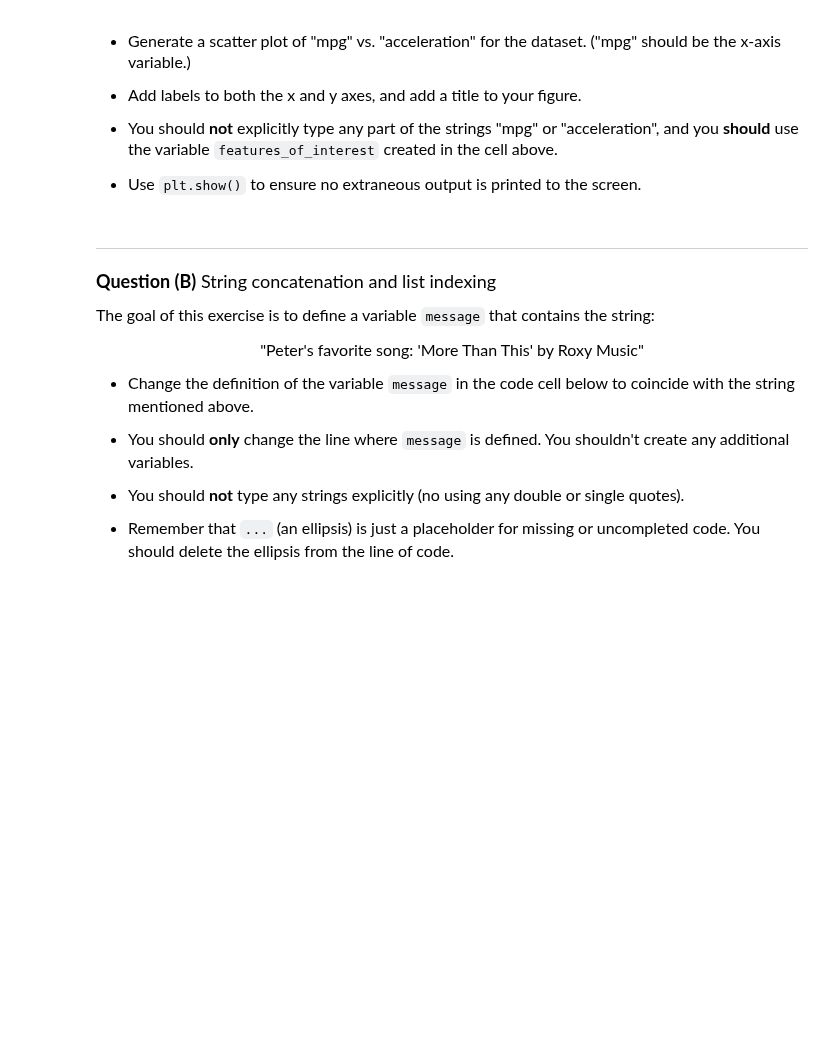
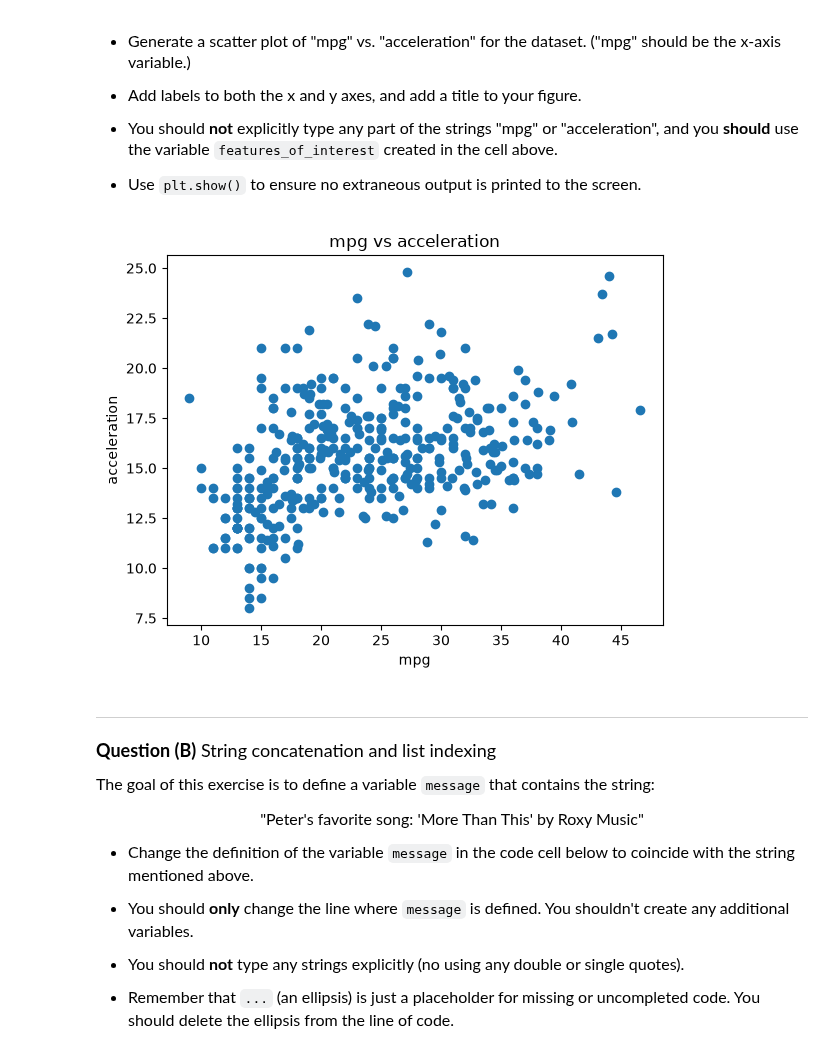
Before and after one commit to BrewingA/datasci151fall2026, a Jupyter notebook: practice_quiz/practice_quiz.ipynb, the cells around one changed output. Drawn from its saved outputs; the diff is of its cells as text; code cells hidden in the pictures; blank space fills up the shorter version.

```diff
--- a/practice_quiz/practice_quiz.ipynb
+++ b/practice_quiz/practice_quiz.ipynb
@@ -36,7 +38,8 @@ ______________________
 
 - Using `pandas`, read in the file "features.csv" from the "quiz_data" folder and assign it to a variable named `df`.
 # %%
-## Your code here
+import pandas as pd
+df = pd.read_csv('quiz_data/features.csv')
 # %% [markdown]
 <font size = "3">
 
@@ -58,7 +73,13 @@ features_of_interest = ["acceleration", "cylinders", "horsepower", "mpg"]
 
 - Use `plt.show()` to ensure no extraneous output is printed to the screen.
 # %%
-# your code here
+plt.scatter(x = df[features_of_interest[3]], y = df[features_of_interest[0]])
+plt.xlabel("mpg")
+plt.ylabel("acceleration")
+plt.title("mpg vs acceleration")
+plt.show()
+# %% [output]
+[figure, added]
 # %% [markdown]
 _______________________________
 <font size = "4">
```
Also changed, not shown: parts of 5 cells of this notebook.
